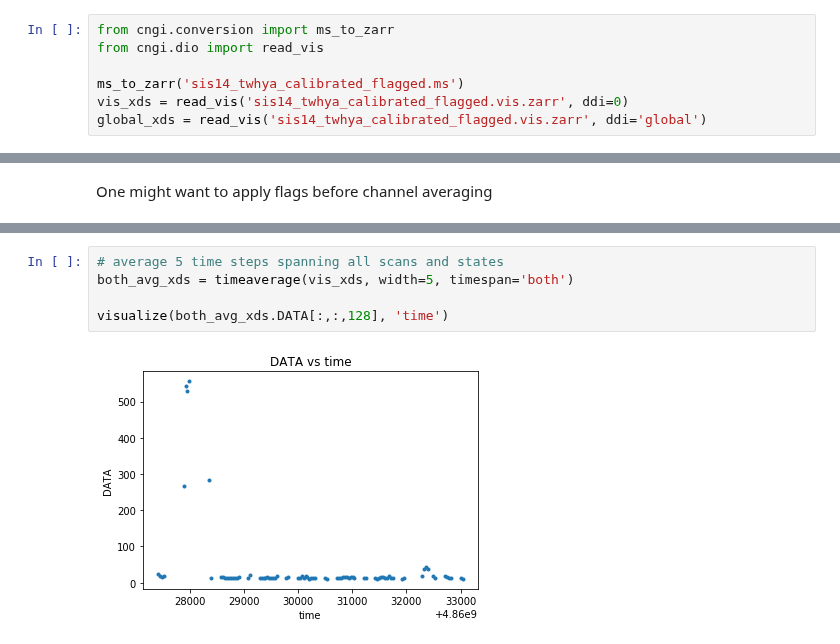
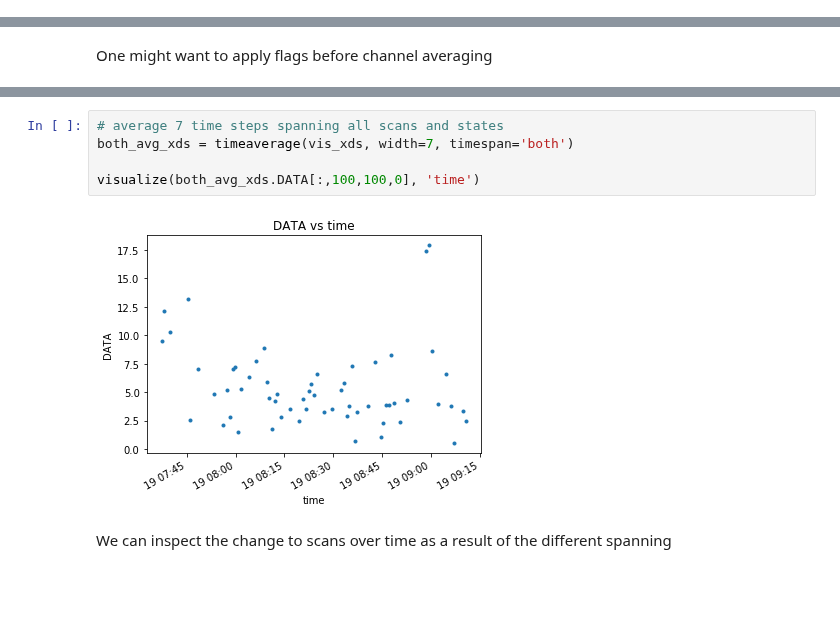
Before and after one commit to casangi/examples, a Jupyter notebook: Manipulating_visibilities.ipynb, the cells around one changed output, grey strips where cells are left out. Saved outputs shown, nothing was run; the diff lists cells and outputs as text; blank space fills up the shorter version.

```diff
--- a/Manipulating_visibilities.ipynb
+++ b/Manipulating_visibilities.ipynb
@@ -24,10 +24,3 @@ print('complete')
 installing cngi (takes a few minutes)...
 downloading MeasurementSet from CASAguide First Look at Imaging...
 complete
-# %%
-from cngi.conversion import ms_to_zarr
-from cngi.dio import read_vis
-
-ms_to_zarr('sis14_twhya_calibrated_flagged.ms')
-vis_xds = read_vis('sis14_twhya_calibrated_flagged.vis.zarr', ddi=0)
-global_xds = read_vis('sis14_twhya_calibrated_flagged.vis.zarr', ddi='global')
@@ -131,7 +149,9 @@ visualize(scan_avg_xds.DATA[:,:,128], 'time')
 # %%
-# average 5 time steps spanning all scans and states
-both_avg_xds = timeaverage(vis_xds, width=5, timespan='both')
+# average 7 time steps spanning all scans and states
+both_avg_xds = timeaverage(vis_xds, width=7, timespan='both')
 
-visualize(both_avg_xds.DATA[:,:,128], 'time')
+visualize(both_avg_xds.DATA[:,100,100,0], 'time')
 # %% [output]
-[figure, old version]
+[figure, new version]
+# %% [markdown]
+We can inspect the change to scans over time as a result of the different spanning
```
Also changed, not shown: parts of 20 cells of this notebook.
